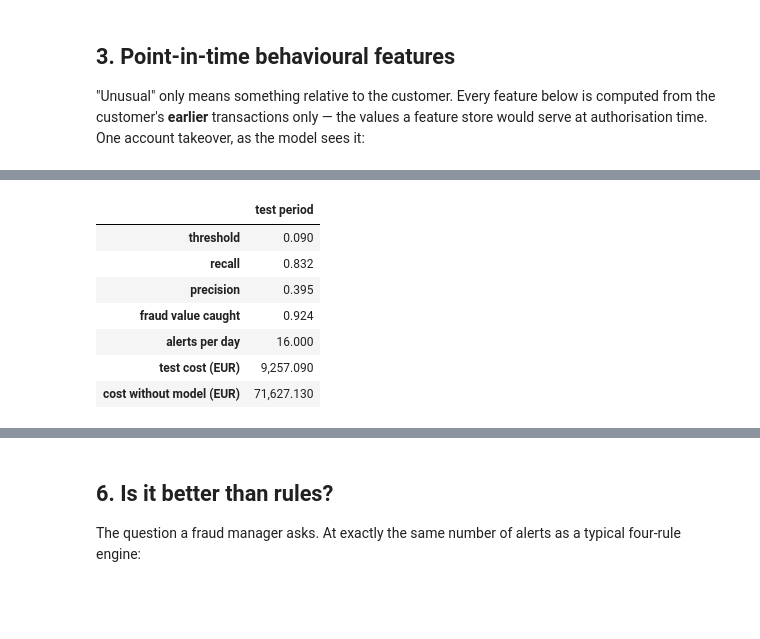
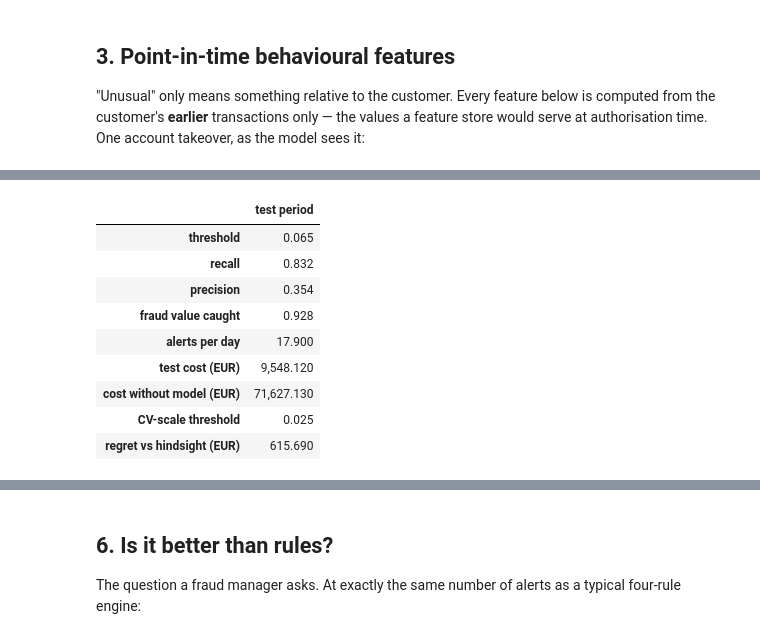
Before and after one commit to Ehsan-Ghoreishi/fraud-detection, a Jupyter notebook: notebooks/fraud_detection_walkthrough.ipynb, the cells around one changed output, grey strips where cells are left out. Saved outputs shown, nothing was run; the diff lists cells and outputs as text; code cells hidden in the pictures; blank space fills up the shorter version.

Commit message:
docs(notebook): show the embargo, threshold transfer and per-attack results
Co-Authored-By: Claude Opus 5.5 <noreply@anthropic.com>

```diff
--- a/notebooks/fraud_detection_walkthrough.ipynb
+++ b/notebooks/fraud_detection_walkthrough.ipynb
@@ -129,19 +139,23 @@ pd.DataFrame(s["models"]).T
 # %%
 pd.Series({
     "threshold": s["cost_optimal_threshold"],
     "recall": s["recall_fraud"],
     "precision": s["precision_fraud"],
     "fraud value caught": s["value_recall"],
     "alerts per day": s["alerts_per_day"],
     "test cost (EUR)": s["business_cost"]["test_cost_at_threshold"],
     "cost without model (EUR)": s["business_cost"]["test_cost_without_model"],
+    "CV-scale threshold": s["business_cost"]["threshold_cv_scale"],
+    "regret vs hindsight (EUR)": s["business_cost"]["threshold_regret"],
 }).to_frame("test period")
 # %% [output]
 |  | test period |
-| threshold | 0.090 |
+| threshold | 0.065 |
 | recall | 0.832 |
-| precision | 0.395 |
-| fraud value caught | 0.924 |
-| alerts per day | 16.000 |
-| test cost (EUR) | 9,257.090 |
+| precision | 0.354 |
+| fraud value caught | 0.928 |
+| alerts per day | 17.900 |
+| test cost (EUR) | 9,548.120 |
 | cost without model (EUR) | 71,627.130 |
+| CV-scale threshold | 0.025 |
+| regret vs hindsight (EUR) | 615.690 |
```
Also changed, not shown: parts of 12 cells of this notebook.
